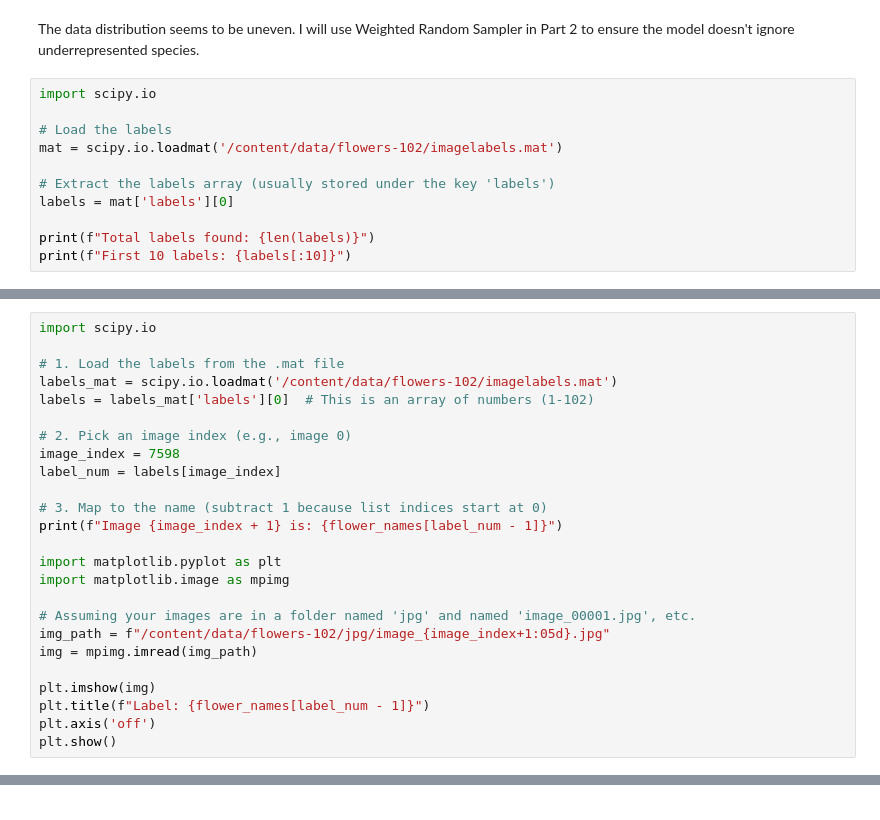
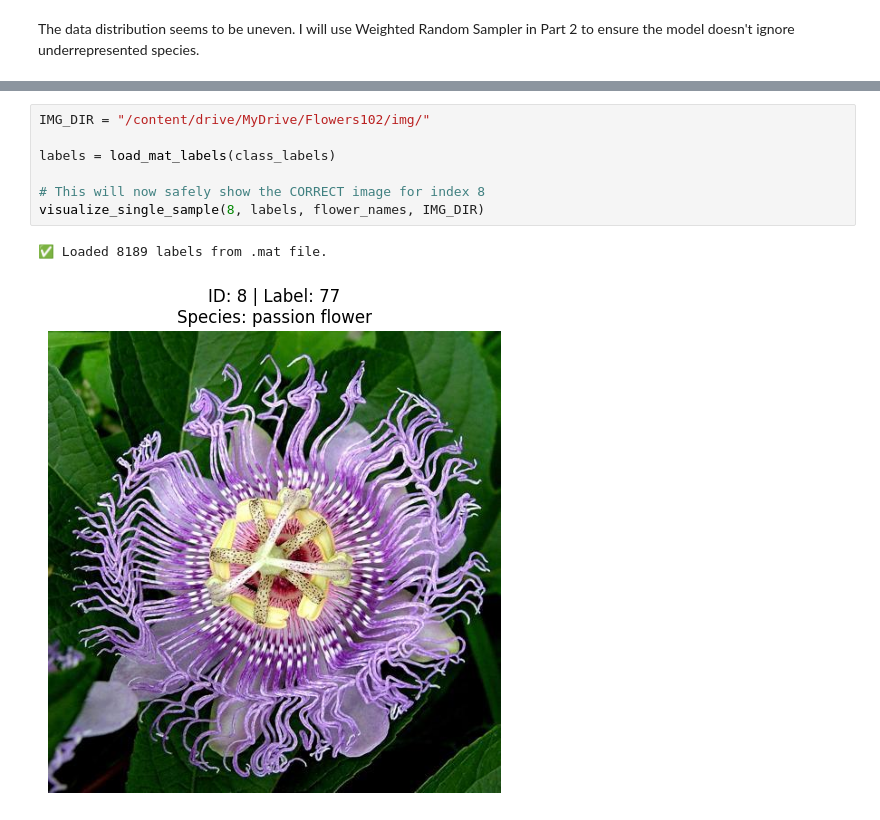
Before and after one commit to pkcktkksh98/Flowers102_Classification, a Jupyter notebook: 01_EDA.ipynb, the cells around one changed output, grey strips where cells are left out. Drawn from its saved outputs; the diff is of its cells as text.

```diff
--- a/01_EDA.ipynb
+++ b/01_EDA.ipynb
@@ -85,13 +174,2 @@ analyze_dataset_quality(raw_set)
 # %% [markdown]
 The data distribution seems to be uneven. I will use Weighted Random Sampler in Part 2 to ensure the model doesn't ignore underrepresented species.
-# %%
-import scipy.io
-
-# Load the labels
-mat = scipy.io.loadmat('/content/data/flowers-102/imagelabels.mat')
-
-# Extract the labels array (usually stored under the key 'labels')
-labels = mat['labels'][0]
-
-print(f"Total labels found: {len(labels)}")
-print(f"First 10 labels: {labels[:10]}")
@@ -101,25 +175,0 @@ First 10 labels: [77 77 77 77 77 77 77 77 77 77]
-# %%
-import scipy.io
-
-# 1. Load the labels from the .mat file
-labels_mat = scipy.io.loadmat('/content/data/flowers-102/imagelabels.mat')
-labels = labels_mat['labels'][0]  # This is an array of numbers (1-102)
-
-# 2. Pick an image index (e.g., image 0)
-image_index = 7598
-label_num = labels[image_index]
-
-# 3. Map to the name (subtract 1 because list indices start at 0)
-print(f"Image {image_index + 1} is: {flower_names[label_num - 1]}")
-
-import matplotlib.pyplot as plt
-import matplotlib.image as mpimg
-
-# Assuming your images are in a folder named 'jpg' and named 'image_00001.jpg', etc.
-img_path = f"/content/data/flowers-102/jpg/image_{image_index+1:05d}.jpg"
-img = mpimg.imread(img_path)
-
-plt.imshow(img)
-plt.title(f"Label: {flower_names[label_num - 1]}")
-plt.axis('off')
-plt.show()
@@ -128,0 +254,10 @@ Image 7599 is: camellia
+# %%
+IMG_DIR = "/content/drive/MyDrive/Flowers102/img/"
+
+labels = load_mat_labels(class_labels)
+
+# This will now safely show the CORRECT image for index 8
+visualize_single_sample(8, labels, flower_names, IMG_DIR)
+# %% [output]
+✅ Loaded 8189 labels from .mat file.
+[figure, added]
```
Also changed, not shown: parts of 9 cells of this notebook, 2 other files.
